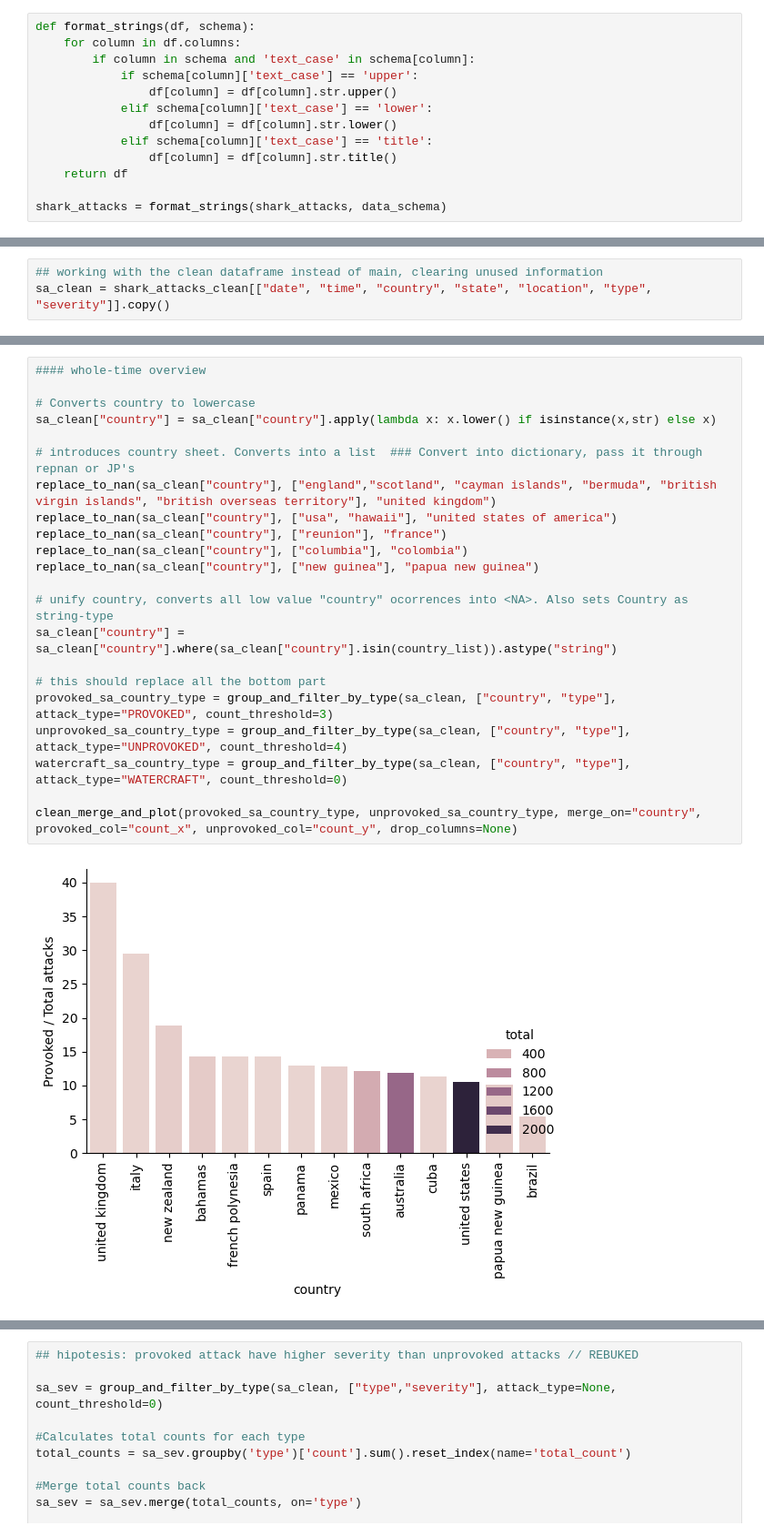
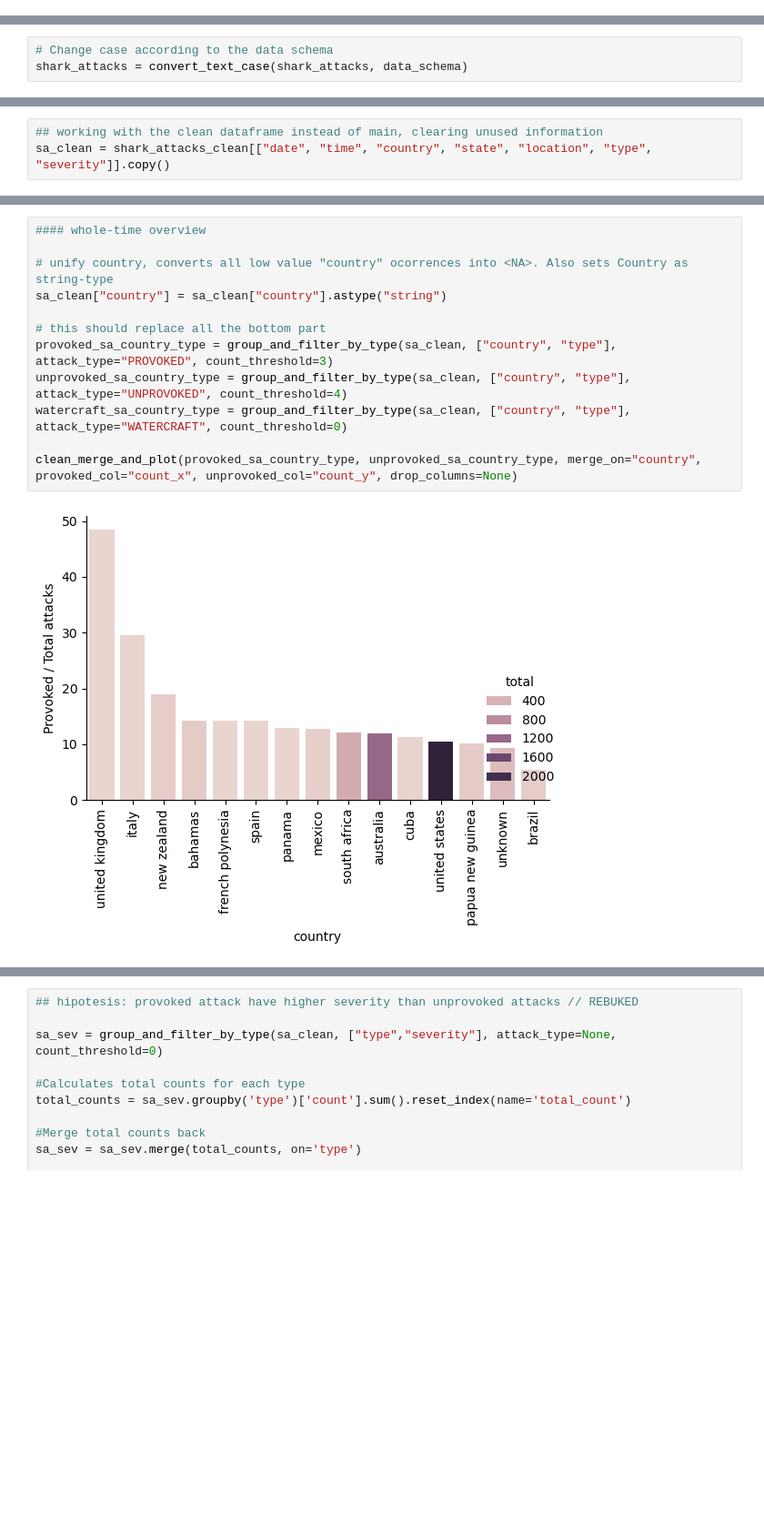
Before and after one commit to JimiHenning/Shark-Quest, a Jupyter notebook: main.ipynb, the cells around one changed output, grey strips where cells are left out. Shown at 91% size. Cells and saved outputs as stored; diff of their text form; blank space fills up the shorter version.

```diff
--- a/main.ipynb
+++ b/main.ipynb
@@ -108,13 +69,0 @@ shark_attacks = validate_categories(shark_attacks, data_schema, sources)
-# %%
-def format_strings(df, schema):
-    for column in df.columns:
-        if column in schema and 'text_case' in schema[column]:
-            if schema[column]['text_case'] == 'upper':
-                df[column] = df[column].str.upper()
-            elif schema[column]['text_case'] == 'lower':
-                df[column] = df[column].str.lower()
-            elif schema[column]['text_case'] == 'title':
-                df[column] = df[column].str.title()
-    return df
-
-shark_attacks = format_strings(shark_attacks, data_schema)
@@ -121,3 +73,6 @@ shark_attacks = format_strings(shark_attacks, data_schema)
+# %%
+# Change case according to the data schema
+shark_attacks = convert_text_case(shark_attacks, data_schema)
 # %%
 # Cast correct types
 columns_types = {key: value['dtype'] for key, value in data_schema.items()}
@@ -359,25 +233,15 @@ def clean_merge_and_plot(p_sa, up_sa, merge_on="country", provoked_col="count_x"
 # %%
 #### whole-time overview
 
-# Converts country to lowercase
-sa_clean["country"] = sa_clean["country"].apply(lambda x: x.lower() if isinstance(x,str) else x)
-
-# introduces country sheet. Converts into a list  ### Convert into dictionary, pass it through repnan or JP's
-replace_to_nan(sa_clean["country"], ["england","scotland", "cayman islands", "bermuda", "british virgin islands", "british overseas territory"], "united kingdom")
-replace_to_nan(sa_clean["country"], ["usa", "hawaii"], "united states of america")
-replace_to_nan(sa_clean["country"], ["reunion"], "france")
-replace_to_nan(sa_clean["country"], ["columbia"], "colombia")
-replace_to_nan(sa_clean["country"], ["new guinea"], "papua new guinea")
-
 # unify country, converts all low value "country" ocorrences into <NA>. Also sets Country as string-type
-sa_clean["country"] = sa_clean["country"].where(sa_clean["country"].isin(country_list)).astype("string")
+sa_clean["country"] = sa_clean["country"].astype("string")
 
 # this should replace all the bottom part
 provoked_sa_country_type = group_and_filter_by_type(sa_clean, ["country", "type"], attack_type="PROVOKED", count_threshold=3)
 unprovoked_sa_country_type = group_and_filter_by_type(sa_clean, ["country", "type"], attack_type="UNPROVOKED", count_threshold=4)
 watercraft_sa_country_type = group_and_filter_by_type(sa_clean, ["country", "type"], attack_type="WATERCRAFT", count_threshold=0)
 
 clean_merge_and_plot(provoked_sa_country_type, unprovoked_sa_country_type, merge_on="country", provoked_col="count_x", unprovoked_col="count_y", drop_columns=None)
 # %% [output]
-[figure, old version]
+[figure, new version]
 |  | country | type_x | provoked | type_y | unprovoked | total | ratio |
```
Also changed, not shown: parts of 15 cells of this notebook, 2 other files.
